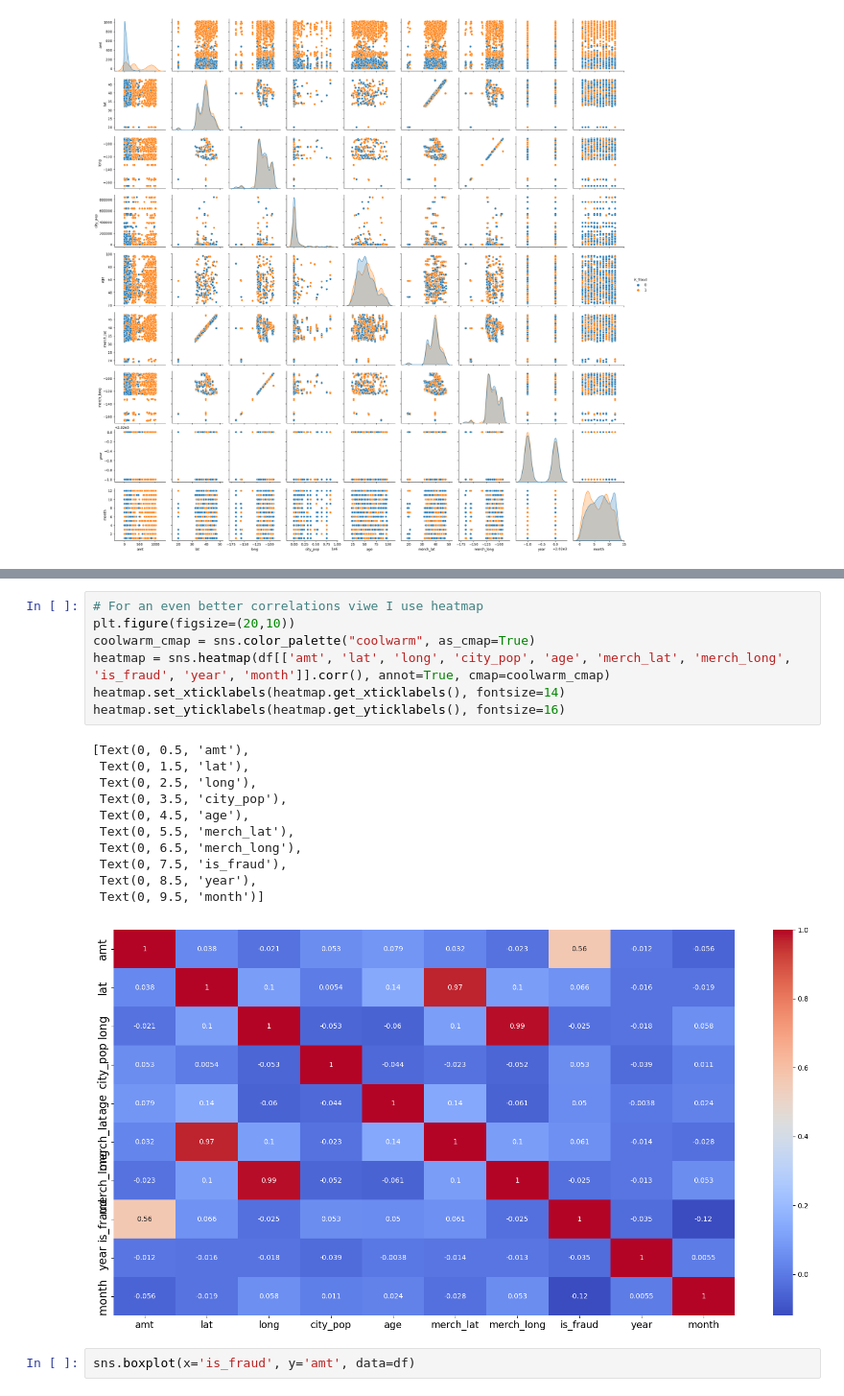
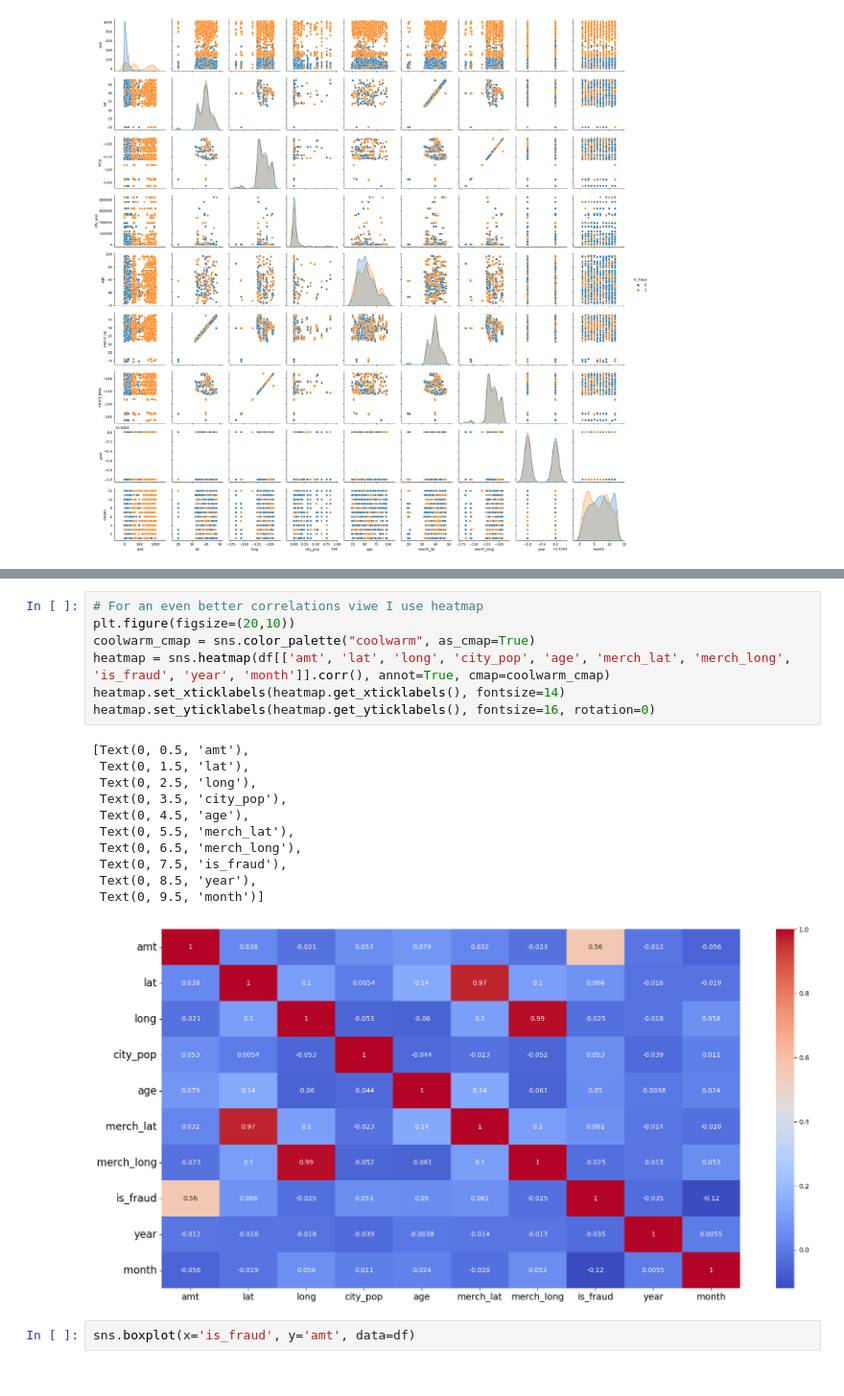
Before and after one commit to muthanna994/Credit-Card-Capstone-II-Springboard, a Jupyter notebook: Copestone II EDA .ipynb, the cells around one changed output, grey strips where cells are left out. Shown at 96% size. Drawn from its saved outputs; the diff is of its cells as text.

```diff
--- a/Copestone II EDA .ipynb
+++ b/Copestone II EDA .ipynb
@@ -133,22 +151,22 @@ sns.pairplot(df, hue='is_fraud')
 # %%
 # For an even better correlations viwe I use heatmap
 plt.figure(figsize=(20,10))
 coolwarm_cmap = sns.color_palette("coolwarm", as_cmap=True)
 heatmap = sns.heatmap(df[['amt', 'lat', 'long', 'city_pop', 'age', 'merch_lat', 'merch_long', 'is_fraud', 'year', 'month']].corr(), annot=True, cmap=coolwarm_cmap)
 heatmap.set_xticklabels(heatmap.get_xticklabels(), fontsize=14)
-heatmap.set_yticklabels(heatmap.get_yticklabels(), fontsize=16)
+heatmap.set_yticklabels(heatmap.get_yticklabels(), fontsize=16, rotation=0)
 # %% [output]
 [Text(0, 0.5, 'amt'),
  Text(0, 1.5, 'lat'),
  Text(0, 2.5, 'long'),
  Text(0, 3.5, 'city_pop'),
  Text(0, 4.5, 'age'),
  Text(0, 5.5, 'merch_lat'),
  Text(0, 6.5, 'merch_long'),
  Text(0, 7.5, 'is_fraud'),
  Text(0, 8.5, 'year'),
  Text(0, 9.5, 'month')]
-[figure, old version]
+[figure, new version]
 # %%
 sns.boxplot(x='is_fraud', y='amt', data=df)
 # %% [output]
```
Also changed, not shown: parts of 41 cells of this notebook.
